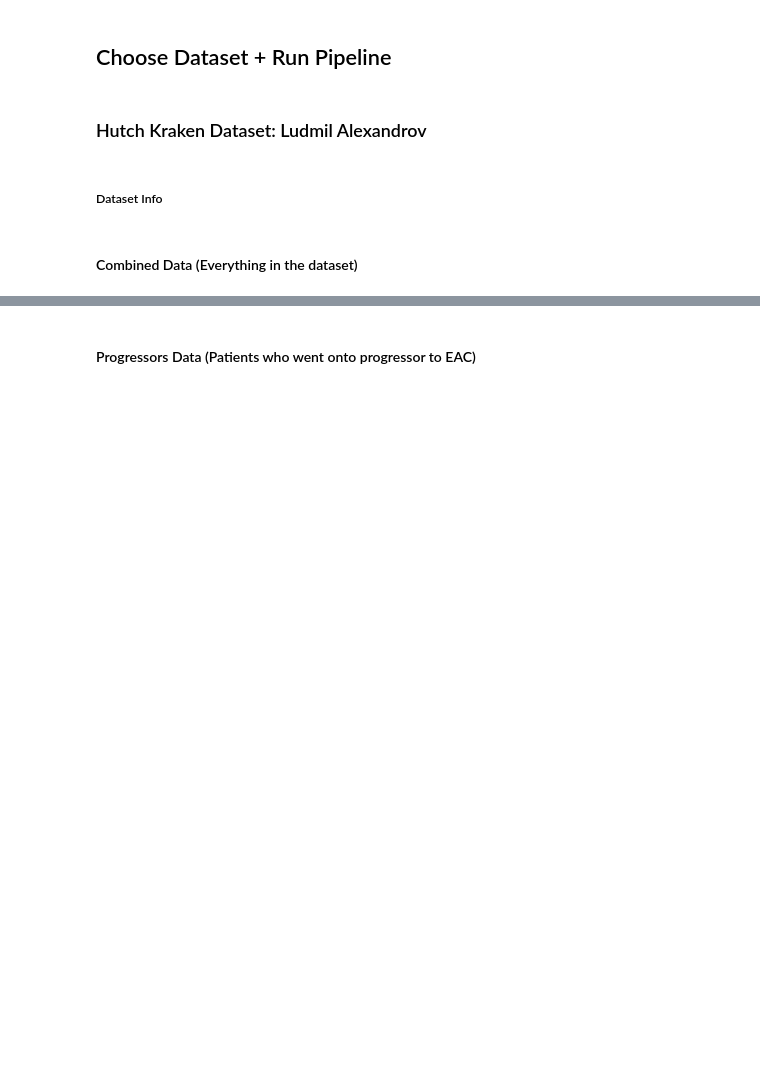
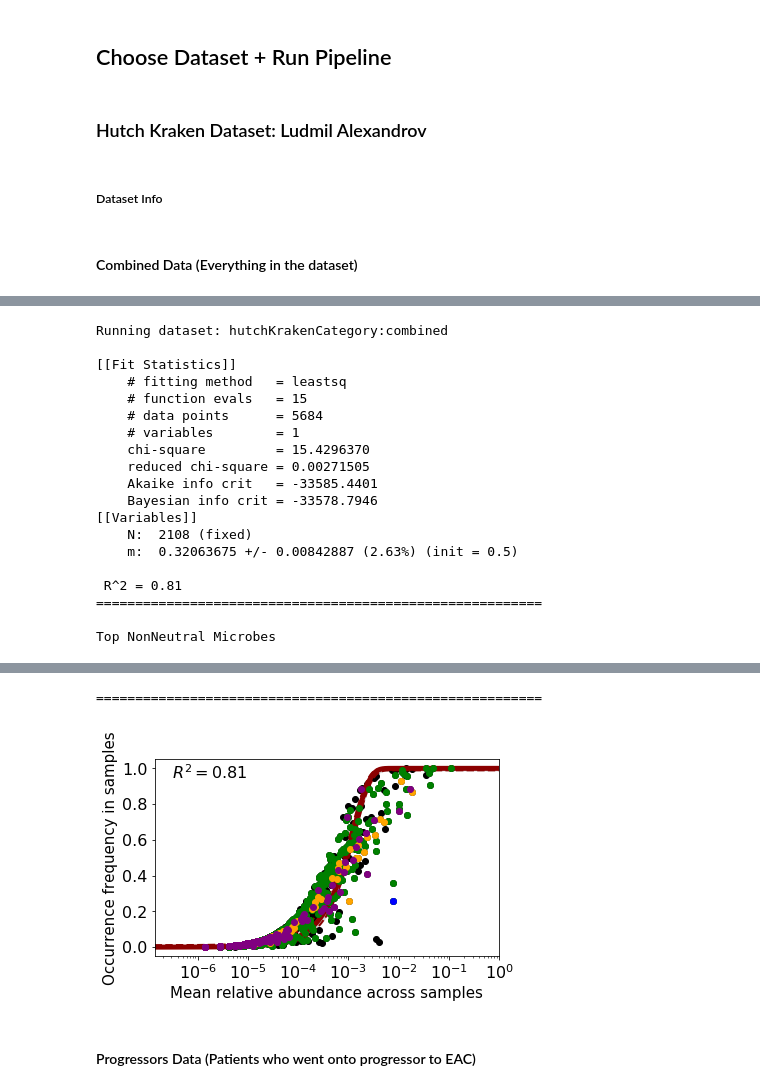
Before and after one commit to cguccione/NeutralEvolutionModeling, a Jupyter notebook: ipynb/nevo_pipeline_notebook.ipynb, the cells around one changed output, grey strips where cells are left out. Saved outputs shown, nothing was run; the diff lists cells and outputs as text; code cells hidden in the pictures; blank space fills up the shorter version.

```diff
--- a/ipynb/nevo_pipeline_notebook.ipynb
+++ b/ipynb/nevo_pipeline_notebook.ipynb
@@ -78,0 +49,7 @@ Neufit_Pipeline_Main('combined', 'hutchKraken', 'combined_biome', norm_graph, co
+# %%
+#Run with no output files
+nevo_pipeline('combined', 'hutchKraken', 'combined_biome', non_save = True)
+
+#Run with all output files
+#nevo_pipeline('combined', 'hutchKraken', 'combined_biome', non_save = False)
+# %% [output]
@@ -78,0 +58,19 @@ Neufit_Pipeline_Main('combined', 'hutchKraken', 'combined_biome', norm_graph, co
+Running dataset: hutchKrakenCategory:combined
+
+[[Fit Statistics]]
+    # fitting method   = leastsq
+    # function evals   = 15
+    # data points      = 5684
+    # variables        = 1
+    chi-square         = 15.4296370
+    reduced chi-square = 0.00271505
+    Akaike info crit   = -33585.4401
+    Bayesian info crit = -33578.7946
+[[Variables]]
+    N:  2108 (fixed)
+    m:  0.32063675 +/- 0.00842887 (2.63%) (init = 0.5)
+
+ R^2 = 0.81
+=========================================================
+
+Top NonNeutral Microbes
@@ -79,2 +83,4 @@ Neufit_Pipeline_Main('combined', 'hutchKraken', 'combined_biome', norm_graph, co
+=========================================================
+[figure, added]
 # %% [markdown]
 #### Progressors Data (Patients who went onto progressor to EAC)
```
Also changed, not shown: parts of 26 cells of this notebook, 11 other files.
